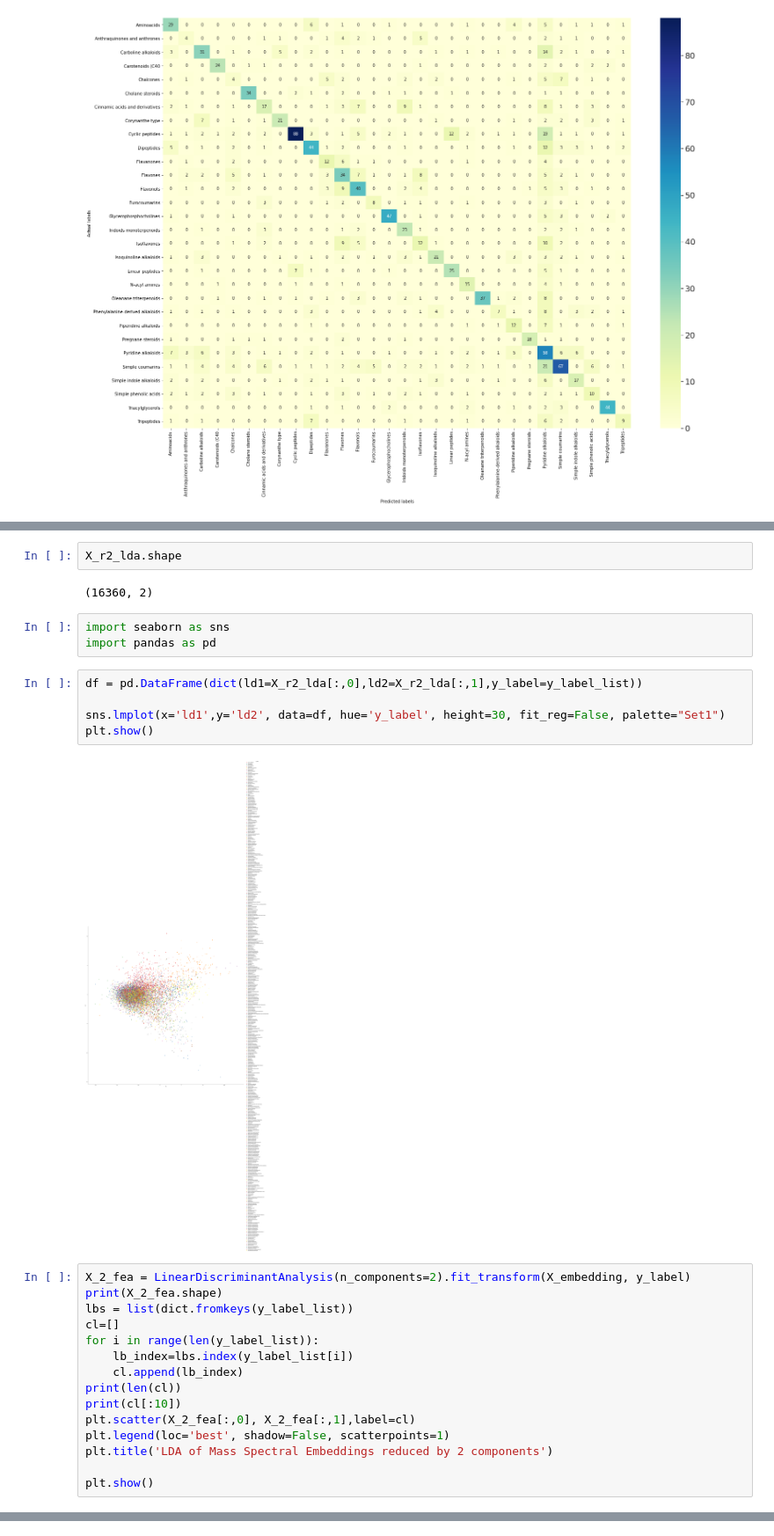
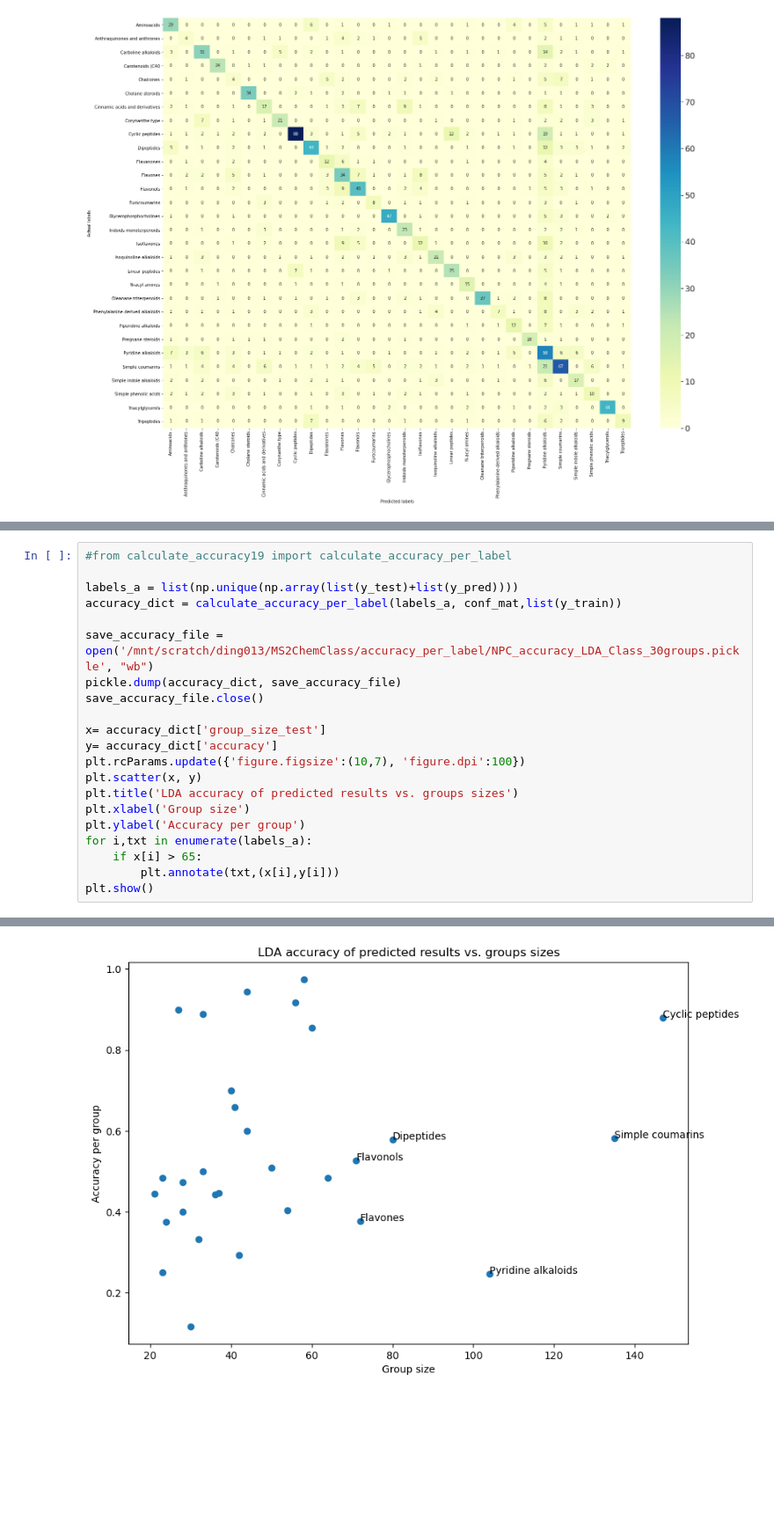
Before and after one commit to Yiyuan-Ding/MS2ChemClass, a Jupyter notebook: classification_lda.ipynb, the cells around one changed output, grey strips where cells are left out. Shown at 88% size. Cells and saved outputs as stored; diff of their text form; blank space fills up the shorter version.

```diff
--- a/classification_lda.ipynb
+++ b/classification_lda.ipynb
@@ -348,29 +437,22 @@ Reduced number of features: 2
-# %%
-X_r2_lda.shape
-# %% [output]
-(16360, 2)
-# %%
-import seaborn as sns
-import pandas as pd
-# %%
-df = pd.DataFrame(dict(ld1=X_r2_lda[:,0],ld2=X_r2_lda[:,1],y_label=y_label_list))
-
-sns.lmplot(x='ld1',y='ld2', data=df, hue='y_label', height=30, fit_reg=False, palette="Set1")
-plt.show()
-# %% [output]
-[figure, removed]
-# %%
-X_2_fea = LinearDiscriminantAnalysis(n_components=2).fit_transform(X_embedding, y_label)
-print(X_2_fea.shape)
-lbs = list(dict.fromkeys(y_label_list))
-cl=[]
-for i in range(len(y_label_list)):
-    lb_index=lbs.index(y_label_list[i])
-    cl.append(lb_index)
-print(len(cl))
-print(cl[:10])
-plt.scatter(X_2_fea[:,0], X_2_fea[:,1],label=cl)
-plt.legend(loc='best', shadow=False, scatterpoints=1)
-plt.title('LDA of Mass Spectral Embeddings reduced by 2 components')
-
-plt.show()
+# %%
+#from calculate_accuracy19 import calculate_accuracy_per_label
+
+labels_a = list(np.unique(np.array(list(y_test)+list(y_pred))))
+accuracy_dict = calculate_accuracy_per_label(labels_a, conf_mat,list(y_train))
+
+save_accuracy_file = open('/mnt/scratch/ding013/MS2ChemClass/accuracy_per_label/NPC_accuracy_LDA_Class_30groups.pickle', "wb")
+pickle.dump(accuracy_dict, save_accuracy_file)
+save_accuracy_file.close()
+
+x= accuracy_dict['group_size_test']
+y= accuracy_dict['accuracy']
+plt.rcParams.update({'figure.figsize':(10,7), 'figure.dpi':100})
+plt.scatter(x, y)
+plt.title('LDA accuracy of predicted results vs. groups sizes')
+plt.xlabel('Group size')
+plt.ylabel('Accuracy per group')
+for i,txt in enumerate(labels_a):
+    if x[i] > 65:
+        plt.annotate(txt,(x[i],y[i]))
+plt.show()
+# %% [output]
@@ -376,0 +476 @@ plt.show()
+[figure, added]
```
Also changed, not shown: parts of 26 cells of this notebook, 7 other files.
